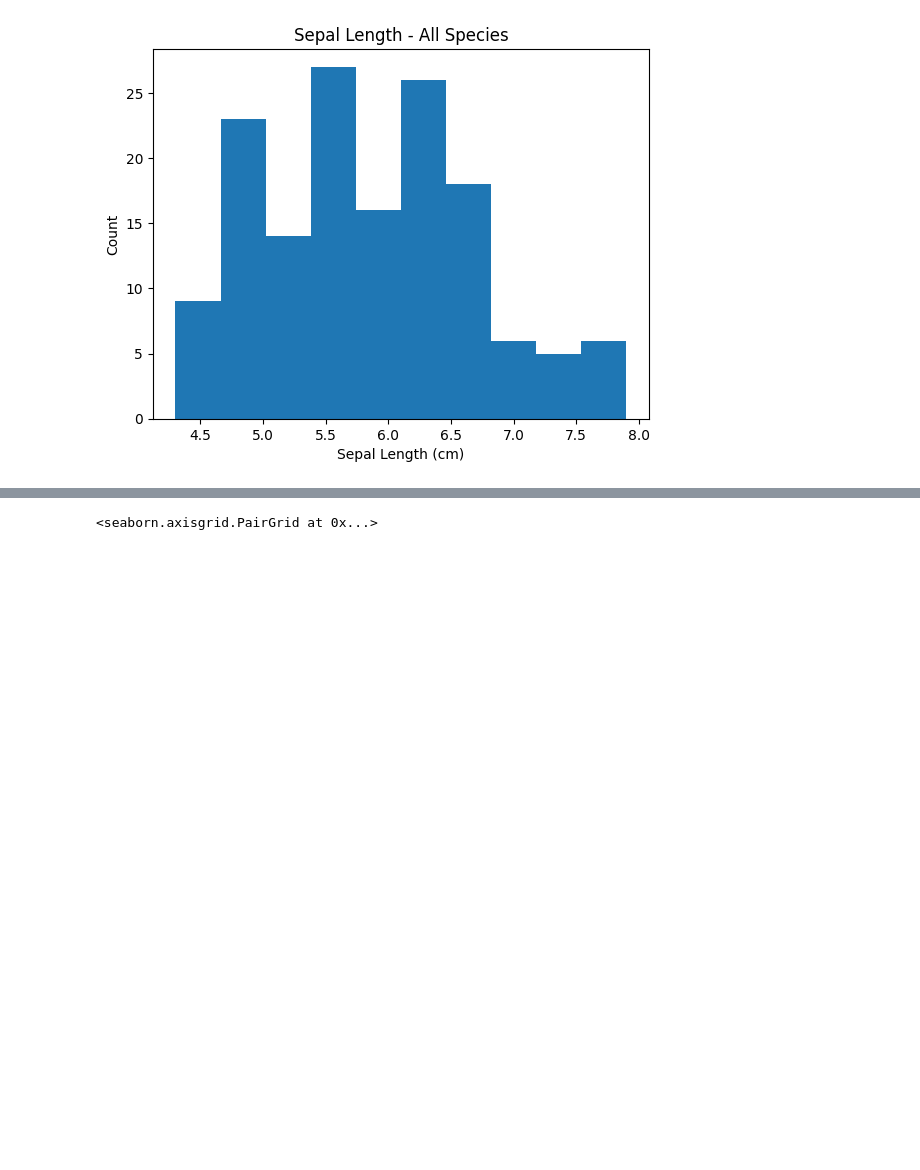
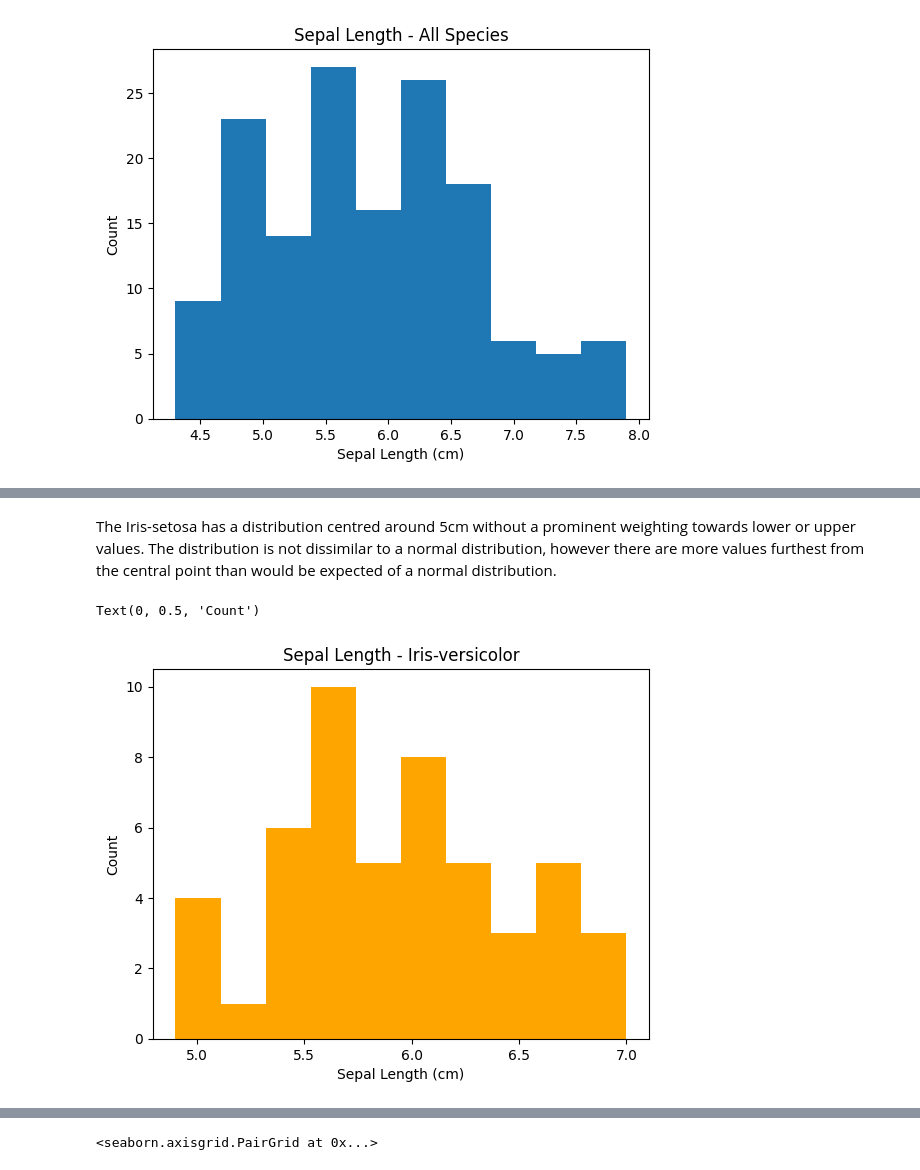
Before and after one commit to tomdbrophy/fund_data_analysis_assessment, a Jupyter notebook: project.ipynb, the cells around one changed output, grey strips where cells are left out. Cells and saved outputs as stored; diff of their text form; code cells hidden in the pictures; blank space fills up the shorter version.

```diff
--- a/project.ipynb
+++ b/project.ipynb
@@ -75,0 +96,10 @@ Text(0, 0.5, 'Count')
+# %% [markdown]
+The Iris-setosa has a distribution centred around 5cm without a prominent weighting towards lower or upper values. The distribution is not dissimilar to a normal distribution, however there are more values furthest from the central point than would be expected of a normal distribution.
+# %%
+plt.hist(versicolor['sepal length'], color='orange')
+plt.title('Sepal Length - Iris-versicolor')
+plt.xlabel('Sepal Length (cm)')
+plt.ylabel('Count')
+# %% [output]
+Text(0, 0.5, 'Count')
+[figure, added]
```
Also changed, not shown: parts of 8 cells of this notebook.
